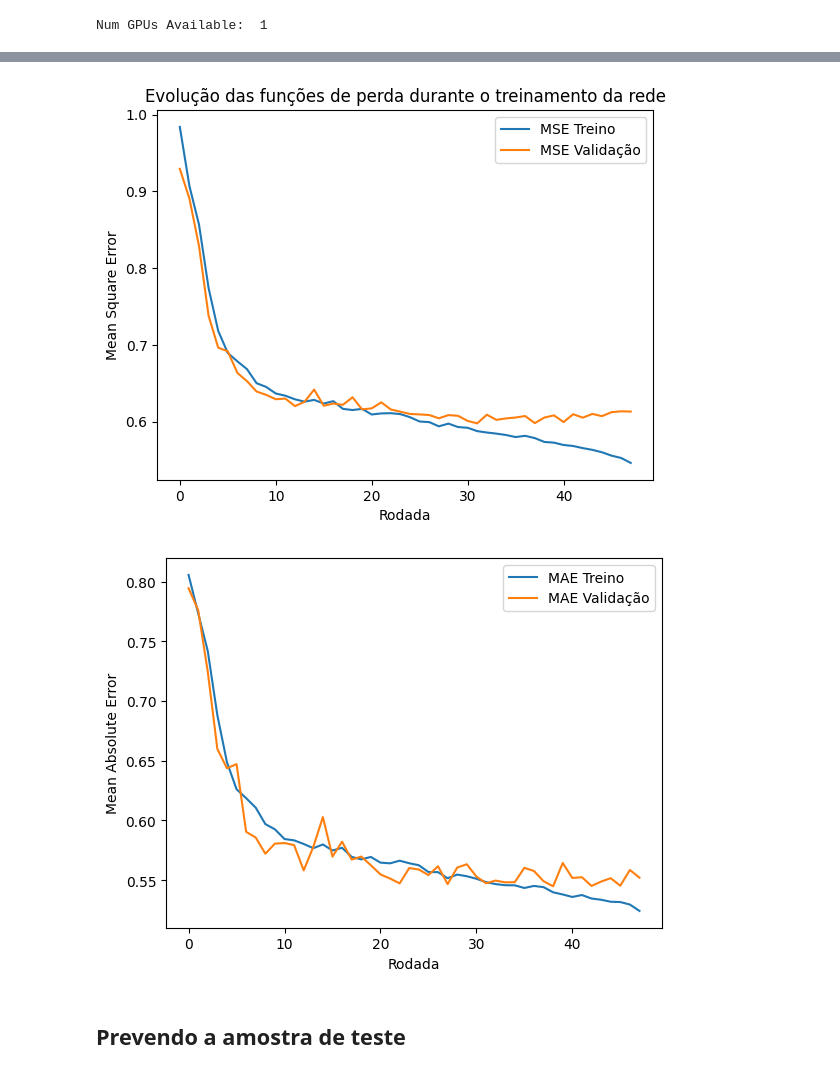
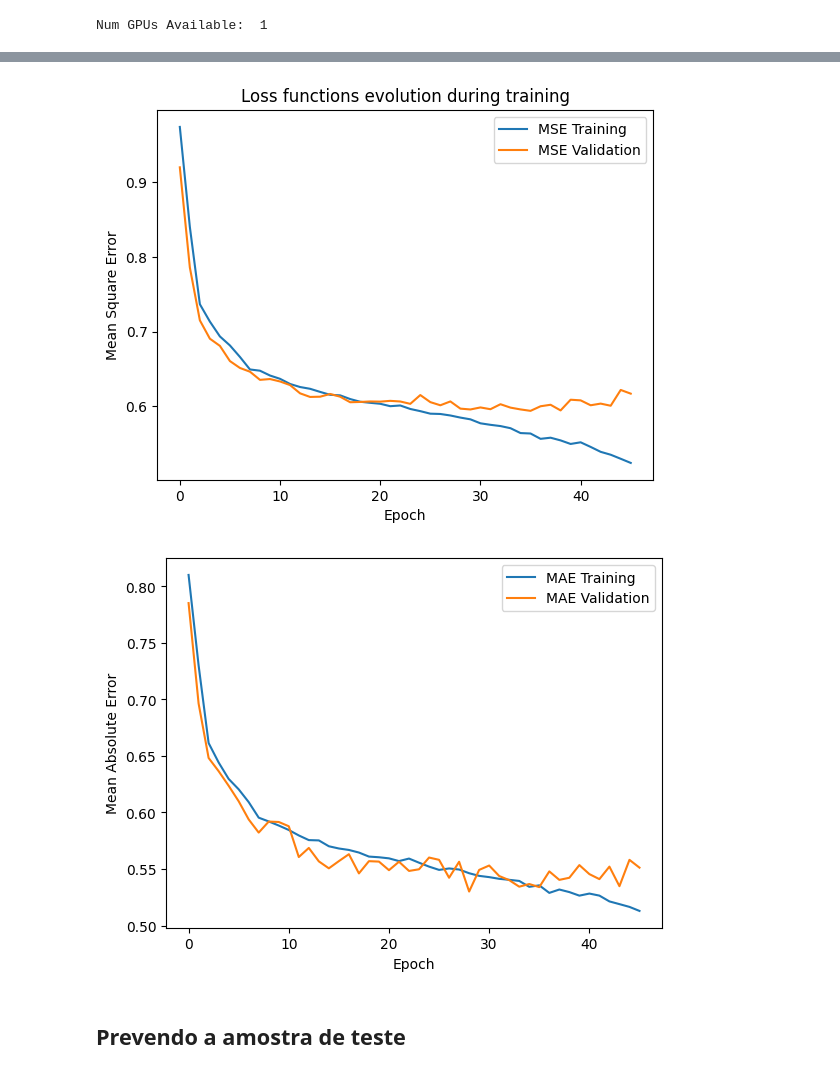
Before and after one commit to sergiorochasilva/fmsynth, a Jupyter notebook: model_conv_1_sec_v1_0.ipynb, the cells around one changed output, grey strips where cells are left out. Cells and saved outputs as stored; diff of their text form; code cells hidden in the pictures.

```diff
--- a/model_conv_1_sec_v1_0.ipynb
+++ b/model_conv_1_sec_v1_0.ipynb
@@ -293,12 +293,13 @@ def build_models(input_len, input_dims, output_dims, activation, bias):
   saida = regressao(features1_flatten1)
 
   return (
-      Model(input_layer, saida, name="regressao"),
-      Model(input_layer, features1_flatten1, name="projecao")
+      Model(input_layer, saida, name="complete"),
+      Model(input_layer, features1_flatten1, name="projecao"),
+      Model(features1_flatten1, saida, name="regressao")
   )
 
-model, features = build_models(x.shape[1], x.shape[2], y_train_norm.shape[1], 'relu', False)
+model, features, regression = build_models(x.shape[1], x.shape[2], y_train_norm.shape[1], 'relu', False)
 # model, features = build_models(x.shape[1], x.shape[2], y.shape[1], 'relu', False)
-model.compile(optimizer='adamax', loss='mse', metrics=['mae', 'mse', 'mean_absolute_percentage_error'])
-plot_model(model, show_shapes=True, expand_nested=True)
+model.compile(optimizer='adamax', loss='mse', metrics=['mae', 'mse'])
+# plot_model(model, show_shapes=True, expand_nested=True)
 # %% [output]
@@ -369,26 +384,26 @@ hist.tail()
 # %%
 hist = pd.DataFrame(history.history)
 hist['epoch'] = history.epoch
 
 plt.figure()
-plt.title("Evolução das funções de perda durante o treinamento da rede")
-plt.xlabel('Rodada')
+plt.title("Loss functions evolution during training")
+plt.xlabel('Epoch')
 plt.ylabel('Mean Square Error')
-plt.plot(hist['epoch'], hist['mse'], label='MSE Treino')
-plt.plot(hist['epoch'], hist['val_mse'], label = 'MSE Validação')
+plt.plot(hist['epoch'], hist['mse'], label='MSE Training')
+plt.plot(hist['epoch'], hist['val_mse'], label = 'MSE Validation')
 plt.legend()
 
 plt.figure()
-plt.xlabel('Rodada')
+plt.xlabel('Epoch')
 plt.ylabel('Mean Absolute Error')
-plt.plot(hist['epoch'], hist['mae'], label='MAE Treino')
-plt.plot(hist['epoch'], hist['val_mae'], label = 'MAE Validação')
+plt.plot(hist['epoch'], hist['mae'], label='MAE Training')
+plt.plot(hist['epoch'], hist['val_mae'], label = 'MAE Validation')
 plt.legend()
 
 plt.show()
 # %% [output]
-[figure, old version]
+[figure, new version]
-[figure, old version]
+[figure, new version]
 # %% [markdown]
 ## Prevendo a amostra de teste
 # %% [markdown]
```
Also changed, not shown: parts of 8 cells of this notebook, 12 other files.
